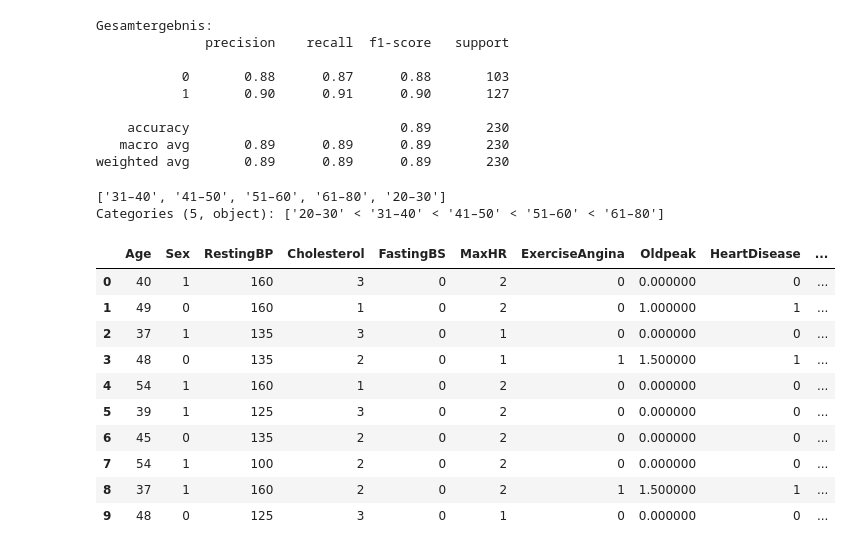
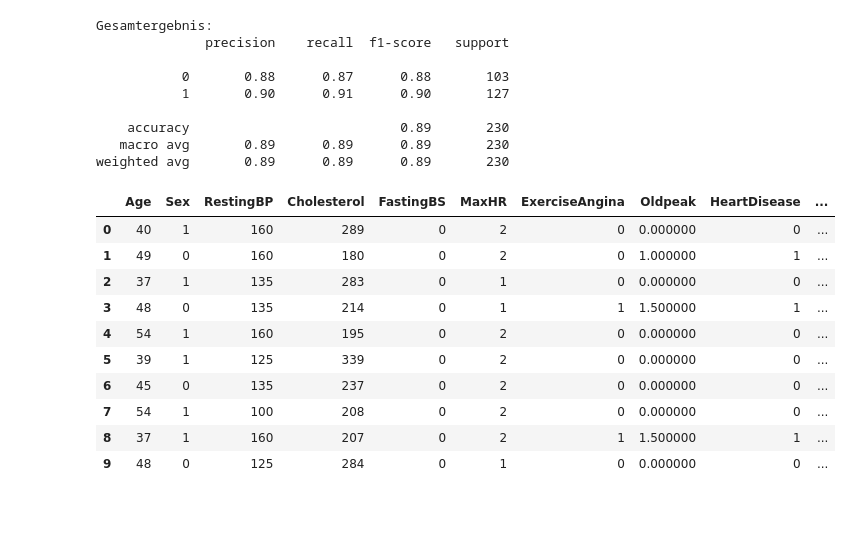
Before and after one commit to ManaTrooo/Asai-Projekt, a Jupyter notebook: DataSet_2.ipynb, the cells around one changed output. Drawn from its saved outputs; the diff is of its cells as text; code cells hidden in the pictures; blank space fills up the shorter version.

```diff
--- a/DataSet_2.ipynb
+++ b/DataSet_2.ipynb
@@ -431,6 +431,7 @@ def restingBP_categorization(bp):
 
 df['RestingBP'] = df['RestingBP'].apply(restingBP_categorization)
 
+"""
 # Cholesterol
 def cholesterol_categorization(cholesterol):
     if cholesterol < 200:
@@ -440,6 +441,40 @@ def cholesterol_categorization(cholesterol):
     else: return 450
 
 df['Cholesterol'] = df['Cholesterol'].apply(cholesterol_categorization)
+"""
+def cholesterol_category_by_age(row):
+    age = row['Age']
+    sex = row['Sex']
+    chol = row['Cholesterol']
+
+    # Wertebereiche laut Tabelle (vereinfacht)
+    if sex == 'M':  # Männer
+        if age < 40:
+            min_val, max_val = 150, 220
+        elif age < 50:
+            min_val, max_val = 160, 240
+        elif age < 60:
+            min_val, max_val = 170, 240
+        else:
+            min_val, max_val = 175, 240
+    else:  # Frauen
+        if age < 40:
+            min_val, max_val = 150, 240
+        elif age < 50:
+            min_val, max_val = 160, 240
+        elif age < 60:
+            min_val, max_val = 170, 260
+        else:
+            min_val, max_val = 195, 270
+
+    if chol < min_val:
+        return 0
+    elif chol > max_val:
+        return 1
+    else:
+        return 0.5
+
+df['Cholesterol_cat_age'] = df.apply(cholesterol_category_by_age, axis=1)
 
 # Max HR
 def maxhr_age_category(row):
@@ -458,7 +493,7 @@ def maxhr_age_category(row):
 
 df['MaxHR'] = df.apply(maxhr_age_category, axis=1)
 
-print(df['Age_cat'].unique())
+
 def age_category(age_group):
     if age_group == '20–30':
         return 25
@@ -495,45 +530,43 @@ resting_ecg_map = {
     "ST": 1,
     "LVH": 2
 }
 
 df["RestingECG"] = df["RestingECG"].map(resting_ecg_map)
 
 # ST_Slope
 st_slope_map = {
     "Up": 0,
     "Flat": 1,
     "Down": 2
 }
 
 df["ST_Slope"] = df["ST_Slope"].map(st_slope_map)
 """
 
 # Mapping für Sex (Männlich = 1, Weiblich = 0)
 df["Sex"] = df["Sex"].map({'M': 1, 'F': 0})
 
 # Mapping für ExerciseAngina (Ja = 1, Nein = 0)
 df["ExerciseAngina"] = df["ExerciseAngina"].map({'Y': 1, 'N': 0})
 
 styled_df = df.head(10).style.set_table_styles([
     {'selector': 'thead th', 'props': [('background-color', '#1f77b4'), ('color', 'white'), ('font-weight', 'bold')]},
     {'selector': 'tbody td', 'props': [('border', '1px solid #ddd'), ('text-align', 'center')]}
 ]).set_properties(**{'text-align': 'center'})
 
 styled_df
 # %% [output]
-['31–40', '41–50', '51–60', '61–80', '20–30']
-Categories (5, object): ['20–30' < '31–40' < '41–50' < '51–60' < '61–80']
 |  | Age | Sex | RestingBP | Cholesterol | FastingBS | MaxHR | ExerciseAngina | Oldpeak | HeartDisease | ... |
-| 0 | 40 | 1 | 160 | 3 | 0 | 2 | 0 | 0.000000 | 0 | ... |
-| 1 | 49 | 0 | 160 | 1 | 0 | 2 | 0 | 1.000000 | 1 | ... |
-| 2 | 37 | 1 | 135 | 3 | 0 | 1 | 0 | 0.000000 | 0 | ... |
-| 3 | 48 | 0 | 135 | 2 | 0 | 1 | 1 | 1.500000 | 1 | ... |
-| 4 | 54 | 1 | 160 | 1 | 0 | 2 | 0 | 0.000000 | 0 | ... |
-| 5 | 39 | 1 | 125 | 3 | 0 | 2 | 0 | 0.000000 | 0 | ... |
-| 6 | 45 | 0 | 135 | 2 | 0 | 2 | 0 | 0.000000 | 0 | ... |
-| 7 | 54 | 1 | 100 | 2 | 0 | 2 | 0 | 0.000000 | 0 | ... |
-| 8 | 37 | 1 | 160 | 2 | 0 | 2 | 1 | 1.500000 | 1 | ... |
-| 9 | 48 | 0 | 125 | 3 | 0 | 1 | 0 | 0.000000 | 0 | ... |
+| 0 | 40 | 1 | 160 | 289 | 0 | 2 | 0 | 0.000000 | 0 | ... |
+| 1 | 49 | 0 | 160 | 180 | 0 | 2 | 0 | 1.000000 | 1 | ... |
+| 2 | 37 | 1 | 135 | 283 | 0 | 1 | 0 | 0.000000 | 0 | ... |
+| 3 | 48 | 0 | 135 | 214 | 0 | 1 | 1 | 1.500000 | 1 | ... |
+| 4 | 54 | 1 | 160 | 195 | 0 | 2 | 0 | 0.000000 | 0 | ... |
+| 5 | 39 | 1 | 125 | 339 | 0 | 2 | 0 | 0.000000 | 0 | ... |
+| 6 | 45 | 0 | 135 | 237 | 0 | 2 | 0 | 0.000000 | 0 | ... |
+| 7 | 54 | 1 | 100 | 208 | 0 | 2 | 0 | 0.000000 | 0 | ... |
+| 8 | 37 | 1 | 160 | 207 | 0 | 2 | 1 | 1.500000 | 1 | ... |
+| 9 | 48 | 0 | 125 | 284 | 0 | 1 | 0 | 0.000000 | 0 | ... |
 # %%
 #Skalieren
 scaler = MinMaxScaler()
```
Also changed, not shown: parts of 6 cells of this notebook, 1 other file.
